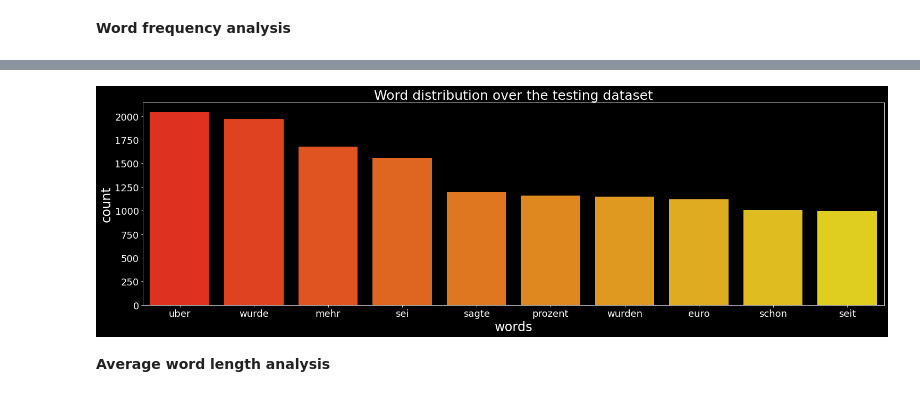
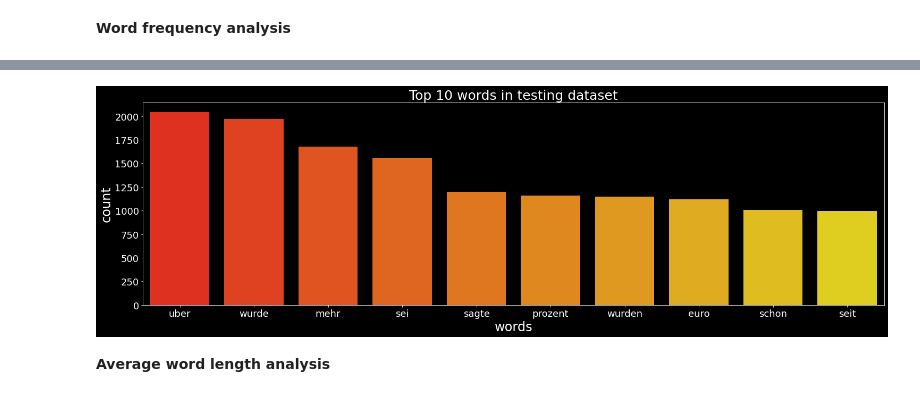
Before and after one commit to volkovwashere/german-article-classifier, a Jupyter notebook: notebooks/data_analysis.ipynb, the cells around one changed output, grey strips where cells are left out. Drawn from its saved outputs; the diff is of its cells as text; code cells hidden in the pictures.

```diff
--- a/notebooks/data_analysis.ipynb
+++ b/notebooks/data_analysis.ipynb
@@ -166,14 +166,14 @@ ax = sns.barplot(x="words", y="count", data=train_top_10_words, palette=("autumn
 # %%
 fig_dims = (25, 7)
 fig, ax = plt.subplots(figsize=fig_dims)
-plt.title('Word distribution over the testing dataset', fontsize=25)
+plt.title('Top 10 words in testing dataset', fontsize=25)
 plt.xlabel('label', fontsize=24)
 plt.ylabel('count', fontsize=24)
 plt.xticks(fontsize=18)
 plt.yticks(fontsize=18)
 ax = sns.barplot(x="words", y="count", data=test_top_10_words, palette=("autumn"))
 # %% [output]
-[figure, old version]
+[figure, new version]
 # %% [markdown]
 __Average word length analysis__
 # %%
```
Also changed, not shown: parts of 1 cell of this notebook, 2 other files.
